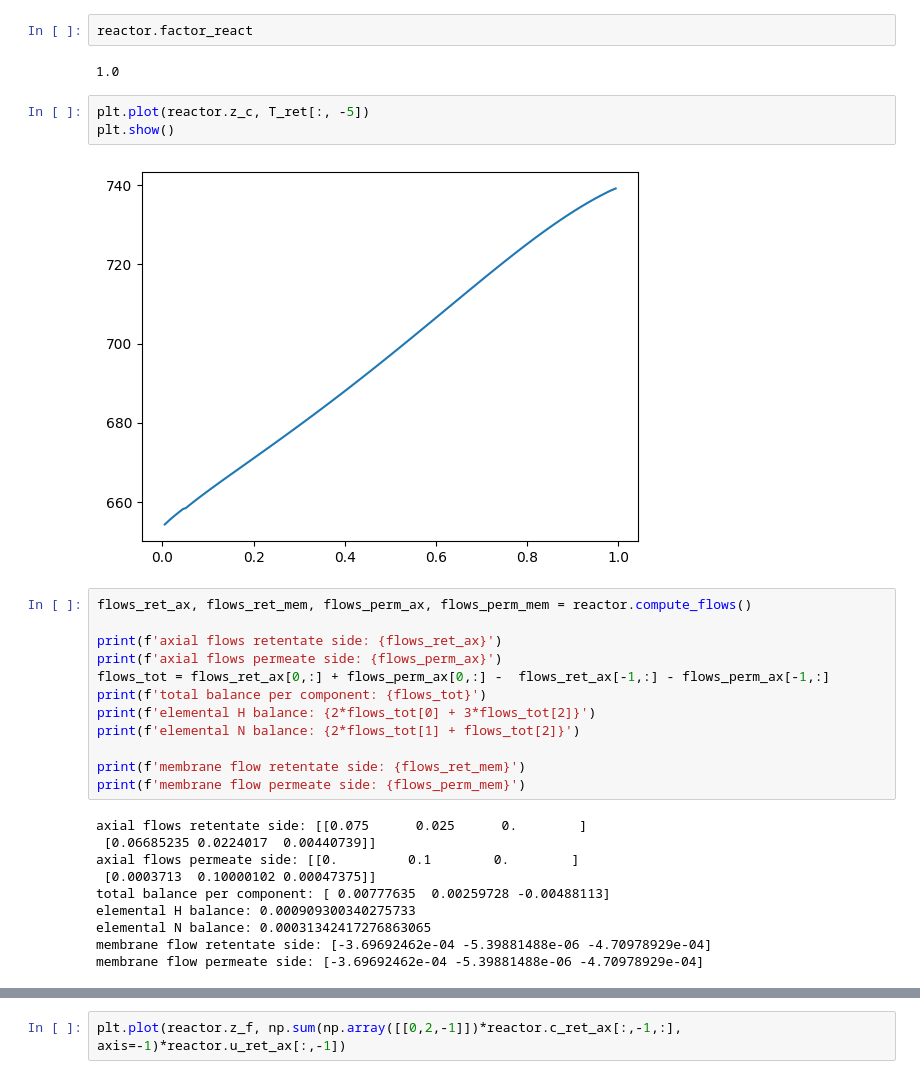
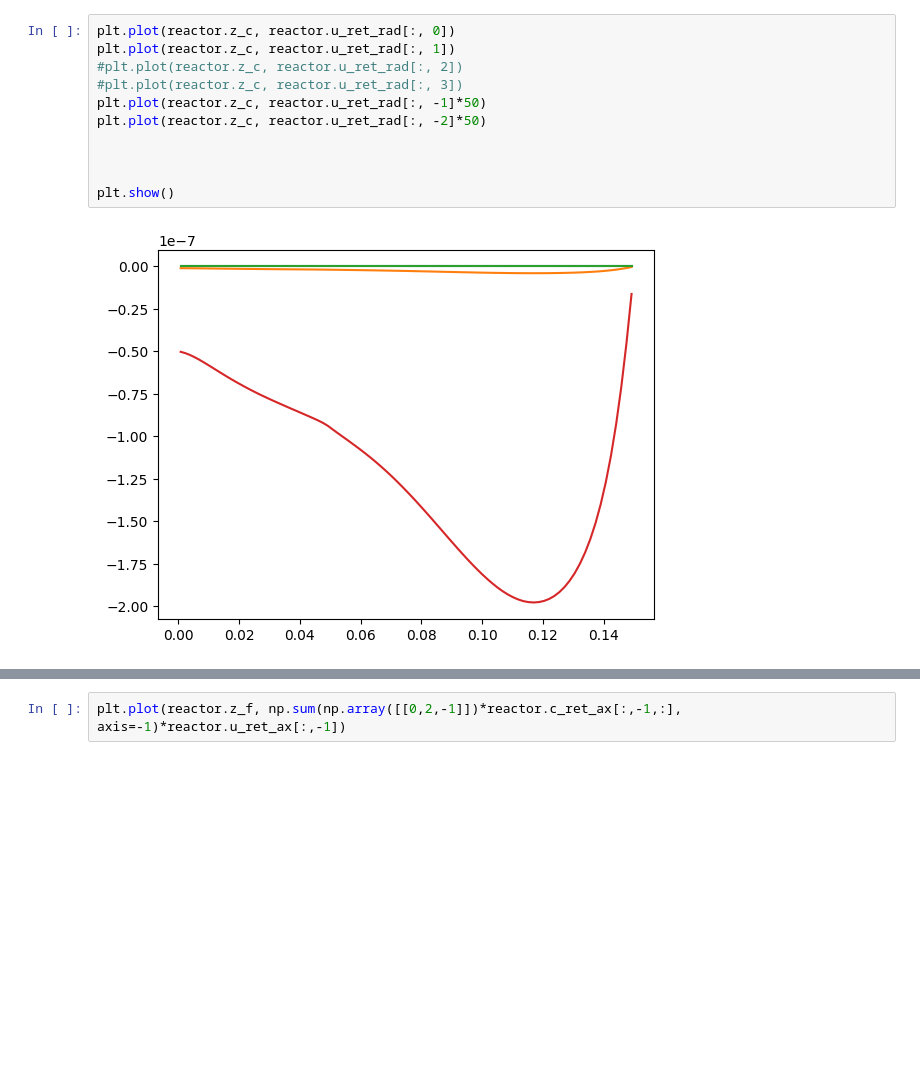
Before and after one commit to computational-chemical-engineering/ammonia_synthesis_reactor, a Jupyter notebook: membrane_reactor.ipynb, the cells around one changed output, grey strips where cells are left out. Saved outputs shown, nothing was run; the diff lists cells and outputs as text; blank space fills up the shorter version.

```diff
--- a/membrane_reactor.ipynb
+++ b/membrane_reactor.ipynb
@@ -120,31 +438,13 @@ plt.show()
-# %%
-reactor.factor_react
-# %% [output]
-1.0
-# %%
-plt.plot(reactor.z_c, T_ret[:, -5])
-plt.show()
-# %% [output]
-[figure, removed]
-# %%
-flows_ret_ax, flows_ret_mem, flows_perm_ax, flows_perm_mem = reactor.compute_flows()
-
-print(f'axial flows retentate side: {flows_ret_ax}')
-print(f'axial flows permeate side: {flows_perm_ax}')
-flows_tot = flows_ret_ax[0,:] + flows_perm_ax[0,:] -  flows_ret_ax[-1,:] - flows_perm_ax[-1,:]
-print(f'total balance per component: {flows_tot}')
-print(f'elemental H balance: {2*flows_tot[0] + 3*flows_tot[2]}')
-print(f'elemental N balance: {2*flows_tot[1] + flows_tot[2]}')
-
-print(f'membrane flow retentate side: {flows_ret_mem}')
-print(f'membrane flow permeate side: {flows_perm_mem}')
-# %% [output]
-axial flows retentate side: [[0.075      0.025      0.        ]
- [0.06685235 0.0224017  0.00440739]]
-axial flows permeate side: [[0.         0.1        0.        ]
- [0.0003713  0.10000102 0.00047375]]
-total balance per component: [ 0.00777635  0.00259728 -0.00488113]
-elemental H balance: 0.000909300340275733
-elemental N balance: 0.00031342417276863065
-membrane flow retentate side: [-3.69692462e-04 -5.39881488e-06 -4.70978929e-04]
-membrane flow permeate side: [-3.69692462e-04 -5.39881488e-06 -4.70978929e-04]
+# %%
+plt.plot(reactor.z_c, reactor.u_ret_rad[:, 0])
+plt.plot(reactor.z_c, reactor.u_ret_rad[:, 1])
+#plt.plot(reactor.z_c, reactor.u_ret_rad[:, 2])
+#plt.plot(reactor.z_c, reactor.u_ret_rad[:, 3])
+plt.plot(reactor.z_c, reactor.u_ret_rad[:, -1]*50)
+plt.plot(reactor.z_c, reactor.u_ret_rad[:, -2]*50)
+
+
+
+plt.show()
+# %% [output]
+[figure, added]
```
Also changed, not shown: parts of 8 cells of this notebook, 6 other files.
